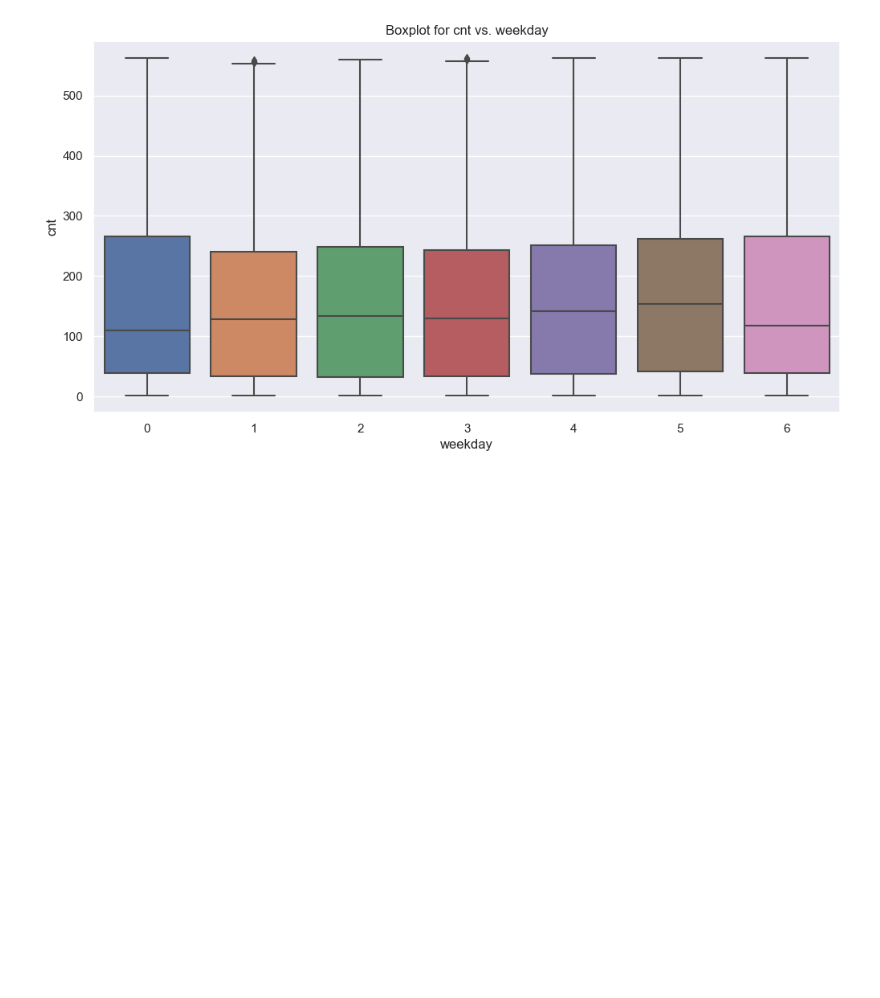
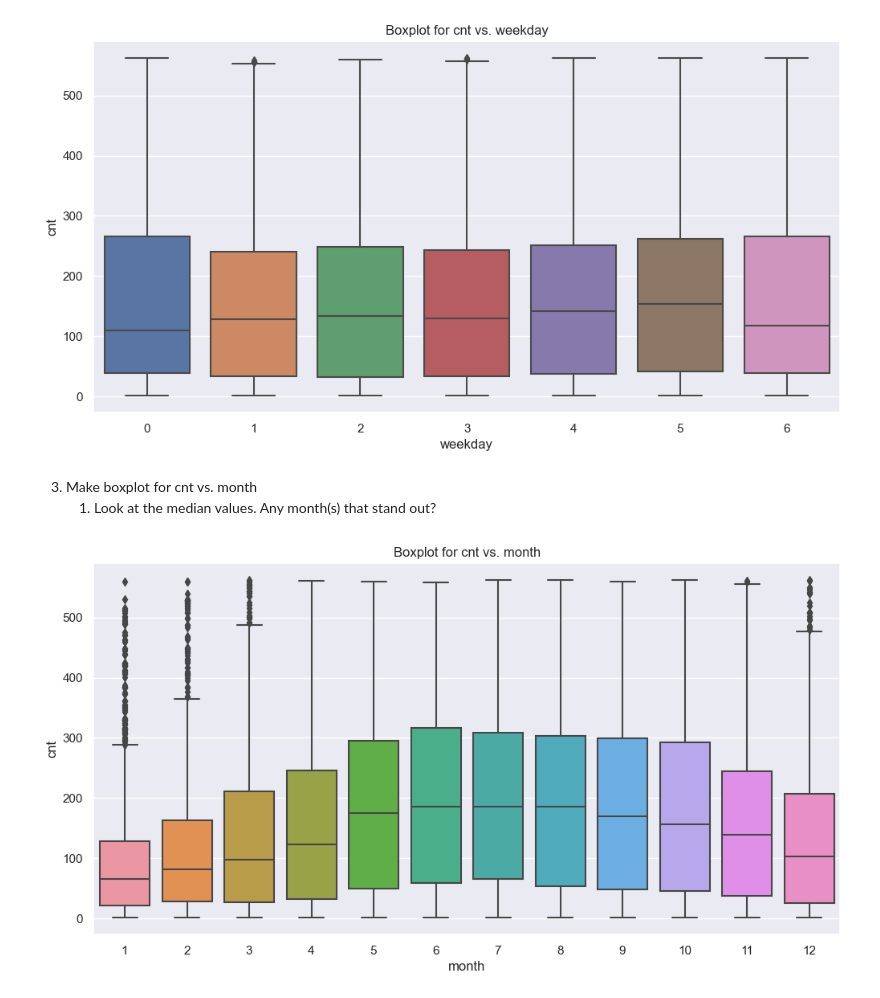
Before and after one commit to mungekarkiran/Bike_Sharing_Demand_Prediction, a Jupyter notebook: Research/Bike_Sharing_Demand_Prediction.ipynb, the cells around one changed output. Drawn from its saved outputs; the diff is of its cells as text; code cells hidden in the pictures; blank space fills up the shorter version.

```diff
--- a/Research/Bike_Sharing_Demand_Prediction.ipynb
+++ b/Research/Bike_Sharing_Demand_Prediction.ipynb
@@ -295,3 +295,16 @@ plt.ylabel('cnt')
 plt.show()
 # %% [output]
 [figure]
+# %% [markdown]
+3.	Make boxplot for cnt vs. month
+	1.	Look at the median values. Any month(s) that stand out?
+# %%
+sns.set(rc={'figure.figsize':(12,6)})
+
+sns.boxplot(data=inp2, x="mnth", y="cnt")
+plt.title('Boxplot for cnt vs. month')
+plt.xlabel('month')
+plt.ylabel('cnt')
+plt.show()
+# %% [output]
+[figure, added]
```
Also changed, not shown: parts of 6 cells of this notebook.
